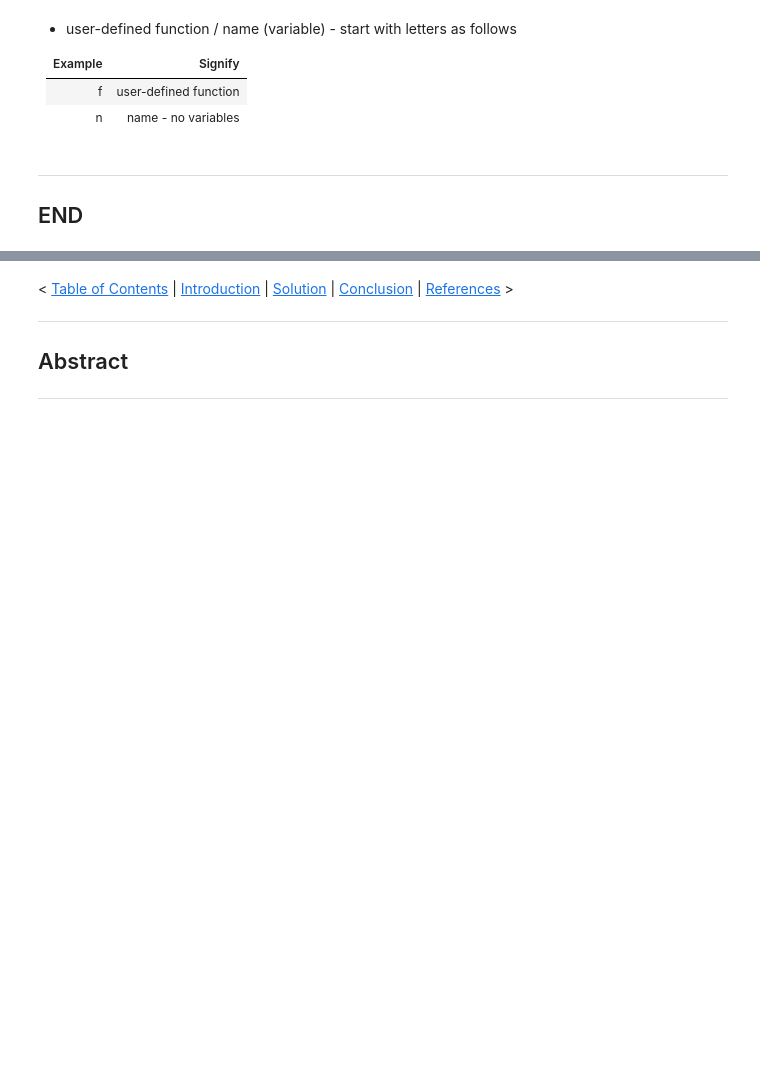
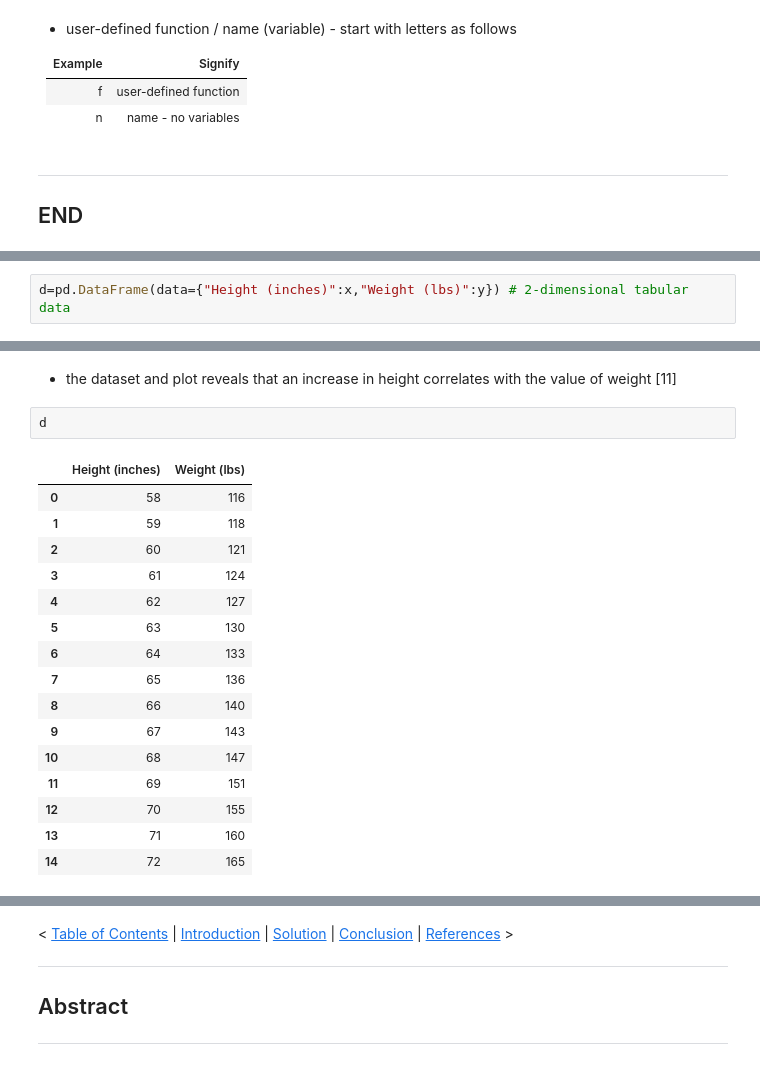
Before and after one commit to SeanOhAileasa/mls-scikit-learn-scipy-stats, a Jupyter notebook: scikit-learn.ipynb, the cells around one changed output, grey strips where cells are left out. Saved outputs shown, nothing was run; the diff lists cells and outputs as text; blank space fills up the shorter version.

```diff
--- a/scikit-learn.ipynb
+++ b/scikit-learn.ipynb
@@ -387,0 +391,2 @@ exit()
+# %%
+d=pd.DataFrame(data={"Height (inches)":x,"Weight (lbs)":y}) # 2-dimensional tabular data
@@ -387,0 +408,21 @@ exit()
+# %% [markdown]
+- the dataset and plot reveals that an increase in height correlates with the value of weight [11]
+# %%
+d
+# %% [output]
+|  | Height (inches) | Weight (lbs) |
+| 0 | 58 | 116 |
+| 1 | 59 | 118 |
+| 2 | 60 | 121 |
+| 3 | 61 | 124 |
+| 4 | 62 | 127 |
+| 5 | 63 | 130 |
+| 6 | 64 | 133 |
+| 7 | 65 | 136 |
+| 8 | 66 | 140 |
+| 9 | 67 | 143 |
+| 10 | 68 | 147 |
+| 11 | 69 | 151 |
+| 12 | 70 | 155 |
+| 13 | 71 | 160 |
+| 14 | 72 | 165 |
```
Also changed, not shown: parts of 158 cells of this notebook.
